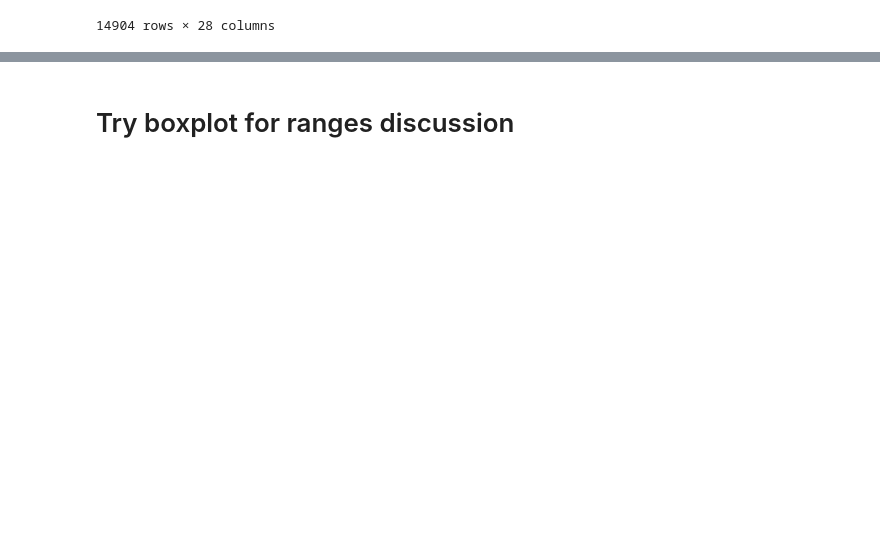
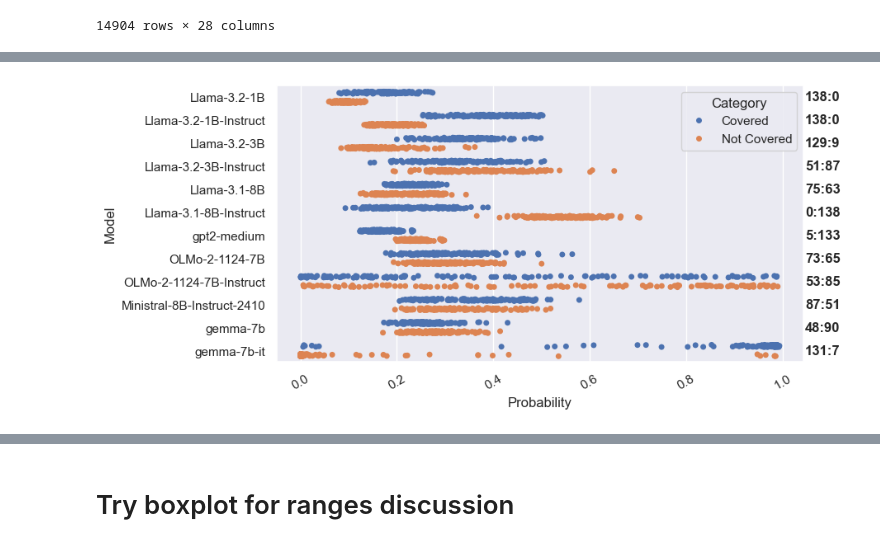
Before and after one commit to bwaldon/llms-legal-interp, a Jupyter notebook: StoppedClock.ipynb, the cells around one changed output, grey strips where cells are left out. Saved outputs shown, nothing was run; the diff lists cells and outputs as text; code cells hidden in the pictures; blank space fills up the shorter version.

```diff
--- a/StoppedClock.ipynb
+++ b/StoppedClock.ipynb
@@ -131,0 +219,33 @@ fig.savefig("reports/chart-1-prob-ranges.pdf")
+# %%
+# Melt yes_or_no for the three supported variables
+fig, ax = plt.subplots(figsize=(9,4), layout='constrained')
+plt.xticks(rotation=30)
+sns.set_theme(style="darkgrid", rc={'axes.grid': True})
+count_labels = yes_or_no_df.groupby('model_name', as_index=False, sort=False).aggregate(
+    {
+        'Covered': 'sum',
+        'NotCovered': 'sum',
+    }
+)
+
+melted_data = yes_or_no_df[["model_name", "Covered_prob", "NotCovered_prob"]].rename(
+     {
+         "Covered_prob": "Covered",
+         "NotCovered_prob": "Not Covered",
+         #"Other_prob": "Other",
+     }
+, axis=1).melt(id_vars = ["model_name"], value_vars=["Covered", "Not Covered"]).rename(
+    {"value": "Probability", "model_name": "Model", "variable": "Category"}, axis=1)
+
+p = sns.stripplot(x='Probability', y='Model',  hue='Category', dodge=True, legend="brief",
+                  data=melted_data)
+# sns.move_legend(p, "center right", bbox_to_anchor=(1, 1))
+
+for i, counts in enumerate(zip(count_labels.Covered.values, count_labels.NotCovered.values)):
+    covered = counts[0]
+    not_covered = counts[1]
+    ax.text(ax.get_xlim()[1] + 0.04, i, f'{covered}:{not_covered}',
+        ha='center', va='center', fontweight='bold')
+fig.savefig("reports/chart-1-prob-ranges.pdf")
+# %% [output]
+[figure, added]
```
Also changed, not shown: parts of 10 cells of this notebook, 12 other files.
